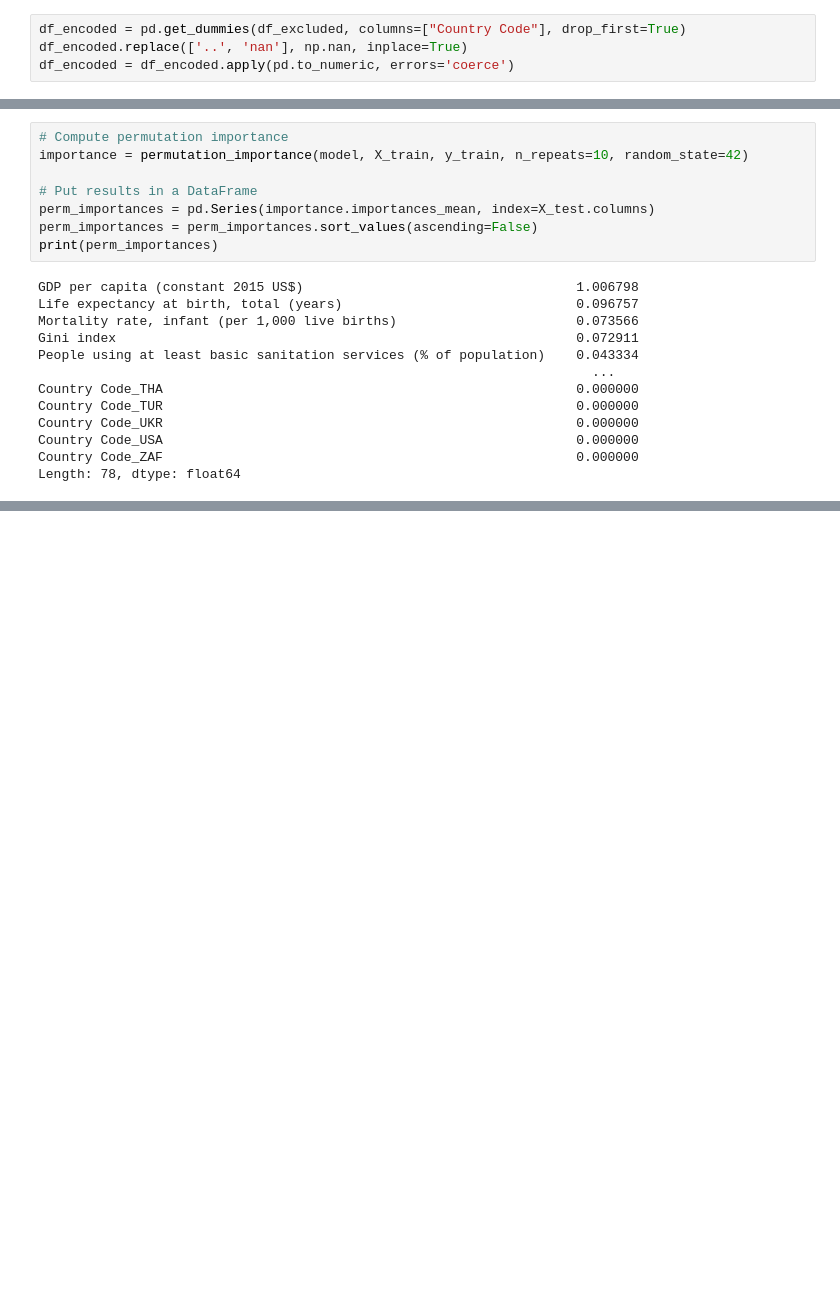
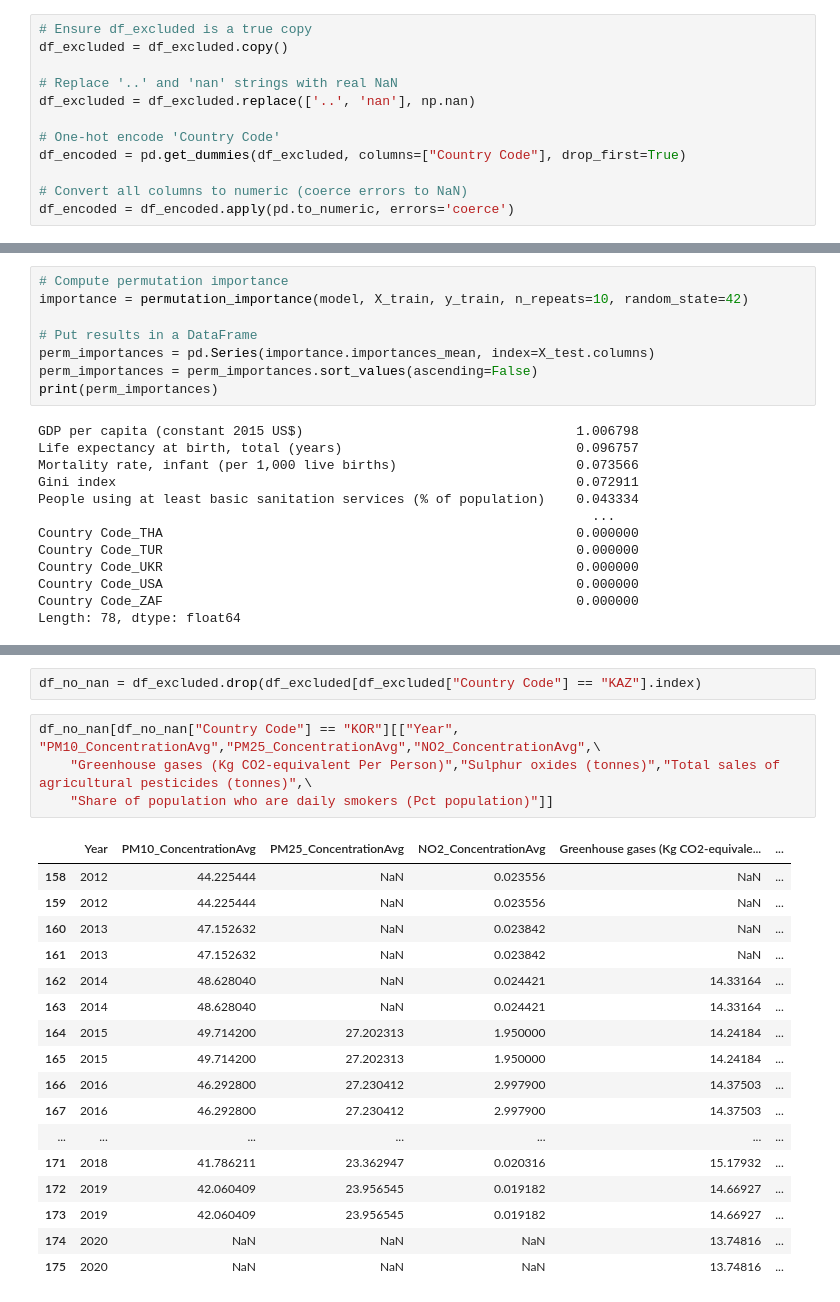
Before and after one commit to gitBugD/GML_RespiratoryDiseases, a Jupyter notebook: Asthma/AsthmaPrevalenceRate.ipynb, the cells around one changed output, grey strips where cells are left out. Saved outputs shown, nothing was run; the diff lists cells and outputs as text; blank space fills up the shorter version.

```diff
--- a/Asthma/AsthmaPrevalenceRate.ipynb
+++ b/Asthma/AsthmaPrevalenceRate.ipynb
@@ -58,8 +58,16 @@ Before training, we need to:
 - Handle missing values (replace '..', 'N/A', etc. with np.nan) -> for models that can deal with them, we can leave these values there
 - Use numeric encoding for categorical columns (e.g., one-hot for Country Name)
 # %%
+# Ensure df_excluded is a true copy
+df_excluded = df_excluded.copy()
+
+# Replace '..' and 'nan' strings with real NaN
+df_excluded = df_excluded.replace(['..', 'nan'], np.nan)
+
+# One-hot encode 'Country Code'
 df_encoded = pd.get_dummies(df_excluded, columns=["Country Code"], drop_first=True)
-df_encoded.replace(['..', 'nan'], np.nan, inplace=True)
+
+# Convert all columns to numeric (coerce errors to NaN)
 df_encoded = df_encoded.apply(pd.to_numeric, errors='coerce')
 # %% [markdown]
 ## Hist Gradient Boosting Regressor
@@ -116,0 +239,24 @@ Length: 78, dtype: float64
+# %%
+df_no_nan = df_excluded.drop(df_excluded[df_excluded["Country Code"] == "KAZ"].index)
+# %%
+df_no_nan[df_no_nan["Country Code"] == "KOR"][["Year", "PM10_ConcentrationAvg","PM25_ConcentrationAvg","NO2_ConcentrationAvg",\
+    "Greenhouse gases (Kg CO2-equivalent Per Person)","Sulphur oxides (tonnes)","Total sales of agricultural pesticides (tonnes)",\
+    "Share of population who are daily smokers (Pct population)"]]
+# %% [output]
+|  | Year | PM10_ConcentrationAvg | PM25_ConcentrationAvg | NO2_ConcentrationAvg | Greenhouse gases (Kg CO2-equivale... | ... |
+| 158 | 2012 | 44.225444 | NaN | 0.023556 | NaN | ... |
+| 159 | 2012 | 44.225444 | NaN | 0.023556 | NaN | ... |
+| 160 | 2013 | 47.152632 | NaN | 0.023842 | NaN | ... |
+| 161 | 2013 | 47.152632 | NaN | 0.023842 | NaN | ... |
+| 162 | 2014 | 48.628040 | NaN | 0.024421 | 14.33164 | ... |
+| 163 | 2014 | 48.628040 | NaN | 0.024421 | 14.33164 | ... |
+| 164 | 2015 | 49.714200 | 27.202313 | 1.950000 | 14.24184 | ... |
+| 165 | 2015 | 49.714200 | 27.202313 | 1.950000 | 14.24184 | ... |
+| 166 | 2016 | 46.292800 | 27.230412 | 2.997900 | 14.37503 | ... |
+| 167 | 2016 | 46.292800 | 27.230412 | 2.997900 | 14.37503 | ... |
+| ... | ... | ... | ... | ... | ... | ... |
+| 171 | 2018 | 41.786211 | 23.362947 | 0.020316 | 15.17932 | ... |
+| 172 | 2019 | 42.060409 | 23.956545 | 0.019182 | 14.66927 | ... |
+| 173 | 2019 | 42.060409 | 23.956545 | 0.019182 | 14.66927 | ... |
+| 174 | 2020 | NaN | NaN | NaN | 13.74816 | ... |
+| 175 | 2020 | NaN | NaN | NaN | 13.74816 | ... |
```
Also changed, not shown: parts of 21 cells of this notebook, 1 other file.
